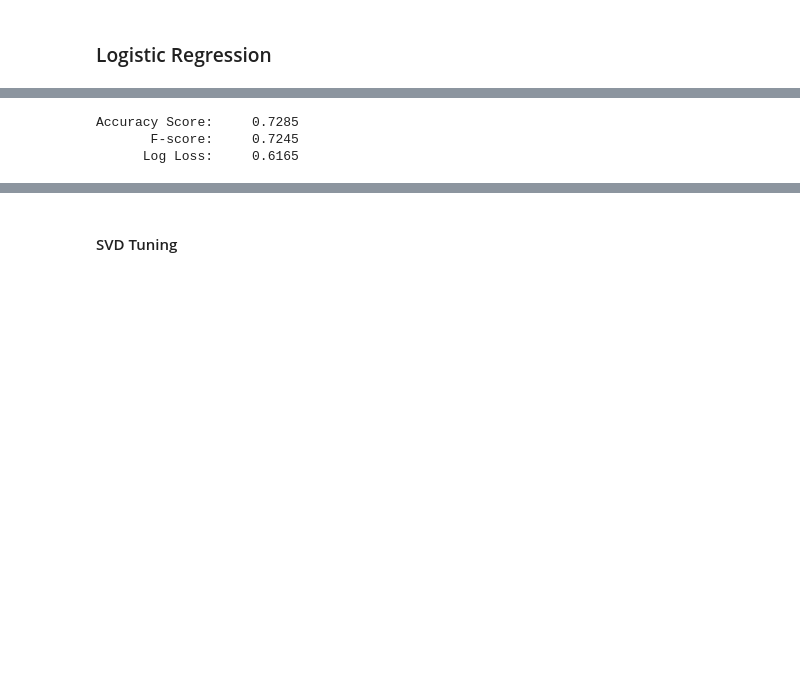
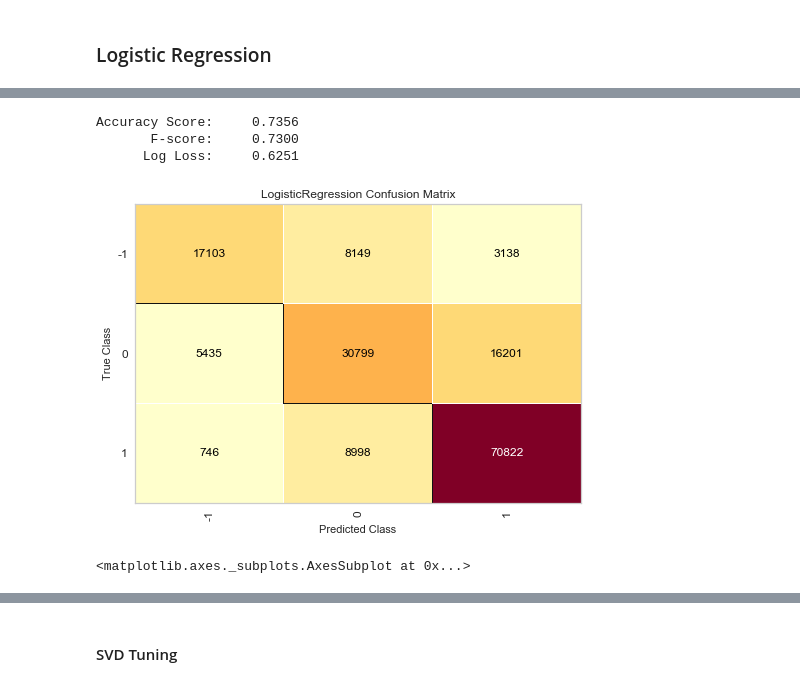
Before and after one commit to dwitten392/Springboard---DW, a Jupyter notebook: Captstone 2 - Goodreads Reviews/Goodreads Book Reviews.ipynb, the cells around one changed output, grey strips where cells are left out. Drawn from its saved outputs; the diff is of its cells as text; code cells hidden in the pictures; blank space fills up the shorter version.

Commit message:
more logistic regression

```diff
--- a/Captstone 2 - Goodreads Reviews/Goodreads Book Reviews.ipynb
+++ b/Captstone 2 - Goodreads Reviews/Goodreads Book Reviews.ipynb
@@ -365,9 +447,9 @@ del(X_train, X_test, tfidf_vectors_train, tfidf_vectors_test)
 # %%
 from sklearn.linear_model import LogisticRegression
 
-tfidf_log_reg = LogisticRegression(verbose=1, solver='lbfgs', random_state=45, C=1, penalty='l2', max_iter=500, n_jobs = -1)
+count_log_reg = LogisticRegression(verbose=1, solver='lbfgs', random_state=357, C=0.01, penalty='l2', max_iter=500, n_jobs = -1)
 # %%
-#only using tfidf features
-model = tfidf_log_reg.fit(tfidf_vectors_train, y_train)
+#only using count vector features
+model = count_log_reg.fit(count_vectors_train, y_train)
 # %% [output]
 [Parallel(n_jobs=-1)]: Using backend LokyBackend with 8 concurrent workers.
@@ -375,17 +457,30 @@ model = tfidf_log_reg.fit(tfidf_vectors_train, y_train)
 # %%
 from sklearn.metrics import accuracy_score, f1_score, log_loss
 # Actual class predictions
-base_preds = model.predict(tfidf_vectors_test)
+count_preds = model.predict(count_vectors_test)
 # Probabilities for each class
-base_probs = model.predict_proba(tfidf_vectors_test)[:,]
+count_probs = model.predict_proba(count_vectors_test)[:,]
 
-base_accuracy_score = accuracy_score(y_test, base_preds)
-base_f1_value = f1_score(y_test, base_preds, average ='weighted')
-base_log_loss_value = log_loss(y_test, base_probs, normalize=True)
-print("Accuracy Score:     {:0.4f}".format(base_accuracy_score))
-print("       F-score:     {:0.4f}".format(base_f1_value))
-print("      Log Loss:     {:0.4f}".format(base_log_loss_value))
+count_accuracy_score = accuracy_score(y_test, count_preds)
+count_f1_value = f1_score(y_test, count_preds, average ='weighted')
+count_log_loss_value = log_loss(y_test, base_probs, normalize=True)
+print("Accuracy Score:     {:0.4f}".format(count_accuracy_score))
+print("       F-score:     {:0.4f}".format(count_f1_value))
+print("      Log Loss:     {:0.4f}".format(count_log_loss_value))
 # %% [output]
-Accuracy Score:     0.7285
-       F-score:     0.7245
-      Log Loss:     0.6165
+Accuracy Score:     0.7356
+       F-score:     0.7300
+      Log Loss:     0.6251
+# %%
+#logit confusion matrix
+from yellowbrick.classifier import ConfusionMatrix
+
+knn_cm = ConfusionMatrix(model)
+
+knn_cm.fit(count_vectors_train, y_train)
+knn_cm.score(count_vectors_test, y_test)
+
+knn_cm.show()
+# %% [output]
+[figure, added]
+<matplotlib.axes._subplots.AxesSubplot at 0x...>
```
Also changed, not shown: parts of 58 cells of this notebook.
